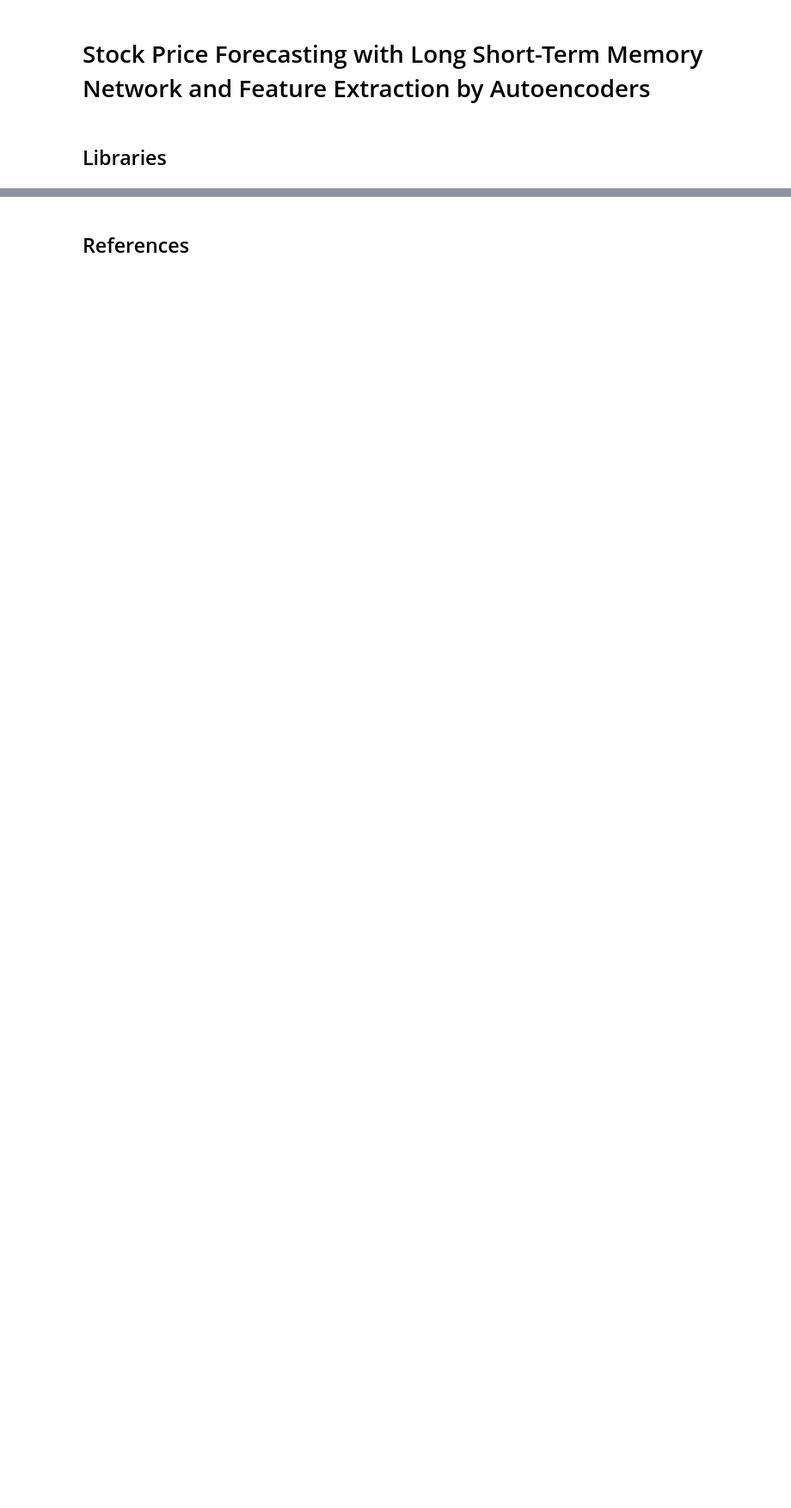
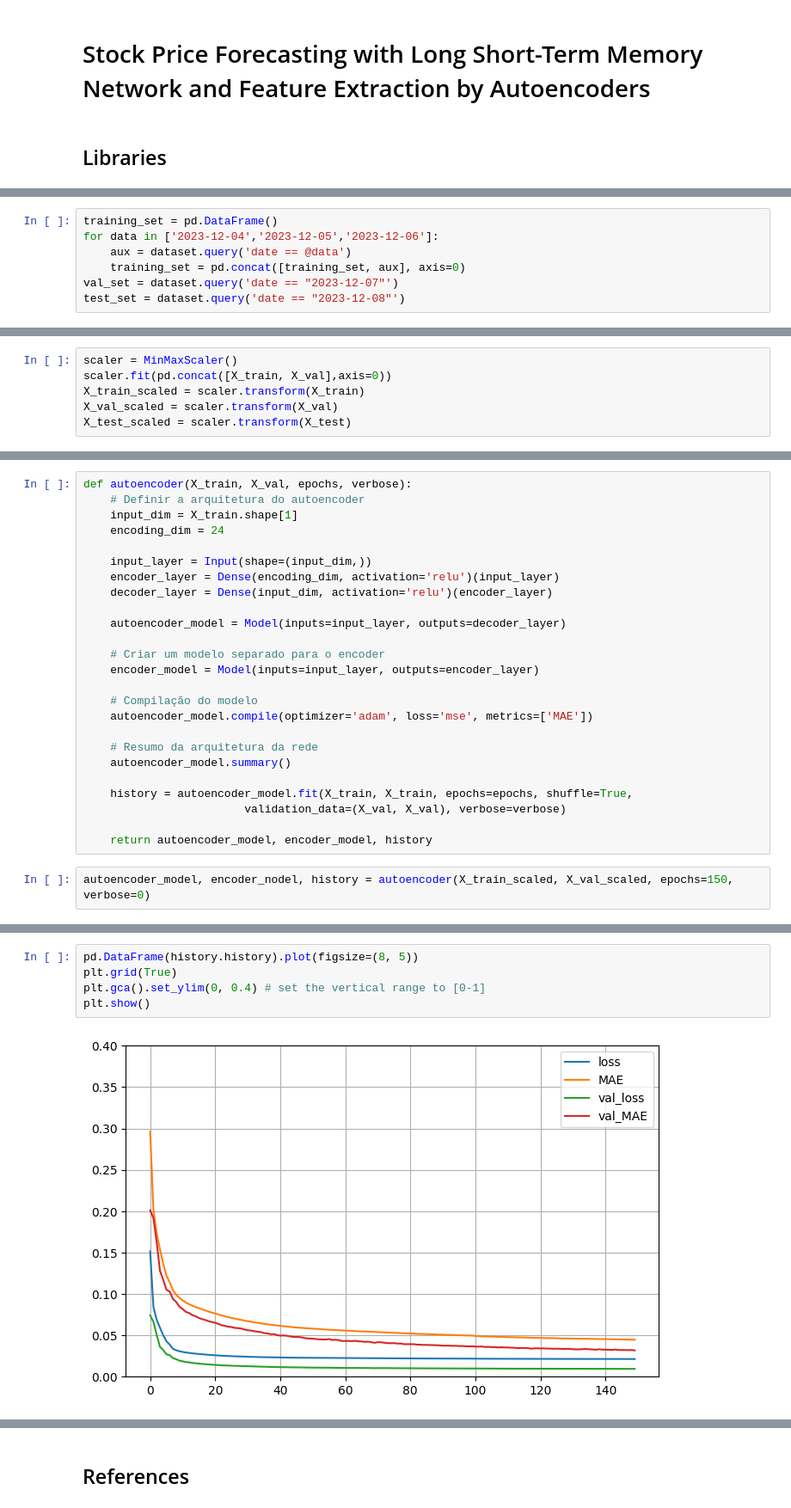
Before and after one commit to hagijakobson/stock-price-forecasting-with-ae-and-lstm, a Jupyter notebook: modeling.ipynb, the cells around one changed output, grey strips where cells are left out. Shown: that part at 86% size. Cells and saved outputs as stored; diff of their text form; blank space fills up the shorter version.

Commit message:
modeling: First result

```diff
--- a/modeling.ipynb
+++ b/modeling.ipynb
@@ -29,0 +53,7 @@ ibov_data_raw
+# %%
+training_set = pd.DataFrame()
+for data in ['2023-12-04','2023-12-05','2023-12-06']:
+    aux = dataset.query('date == @data')
+    training_set = pd.concat([training_set, aux], axis=0)
+val_set = dataset.query('date == "2023-12-07"')
+test_set = dataset.query('date == "2023-12-08"')
@@ -29,0 +72,6 @@ ibov_data_raw
+# %%
+scaler = MinMaxScaler()
+scaler.fit(pd.concat([X_train, X_val],axis=0))
+X_train_scaled = scaler.transform(X_train)
+X_val_scaled = scaler.transform(X_val)
+X_test_scaled = scaler.transform(X_test)
@@ -29,0 +82,27 @@ ibov_data_raw
+# %%
+def autoencoder(X_train, X_val, epochs, verbose):
+    # Definir a arquitetura do autoencoder
+    input_dim = X_train.shape[1]
+    encoding_dim = 24
+
+    input_layer = Input(shape=(input_dim,))
+    encoder_layer = Dense(encoding_dim, activation='relu')(input_layer)
+    decoder_layer = Dense(input_dim, activation='relu')(encoder_layer)
+
+    autoencoder_model = Model(inputs=input_layer, outputs=decoder_layer)
+
+    # Criar um modelo separado para o encoder
+    encoder_model = Model(inputs=input_layer, outputs=encoder_layer)
+
+    # Compilação do modelo
+    autoencoder_model.compile(optimizer='adam', loss='mse', metrics=['MAE'])
+
+    # Resumo da arquitetura da rede
+    autoencoder_model.summary()
+
+    history = autoencoder_model.fit(X_train, X_train, epochs=epochs, shuffle=True,
+                        validation_data=(X_val, X_val), verbose=verbose)
+
+    return autoencoder_model, encoder_model, history
+# %%
+autoencoder_model, encoder_nodel, history = autoencoder(X_train_scaled, X_val_scaled, epochs=150, verbose=0)
@@ -29,0 +125,7 @@ ibov_data_raw
+# %%
+pd.DataFrame(history.history).plot(figsize=(8, 5))
+plt.grid(True)
+plt.gca().set_ylim(0, 0.4) # set the vertical range to [0-1]
+plt.show()
+# %% [output]
+[figure, added]
```
Also changed, not shown: parts of 31 cells of this notebook.
